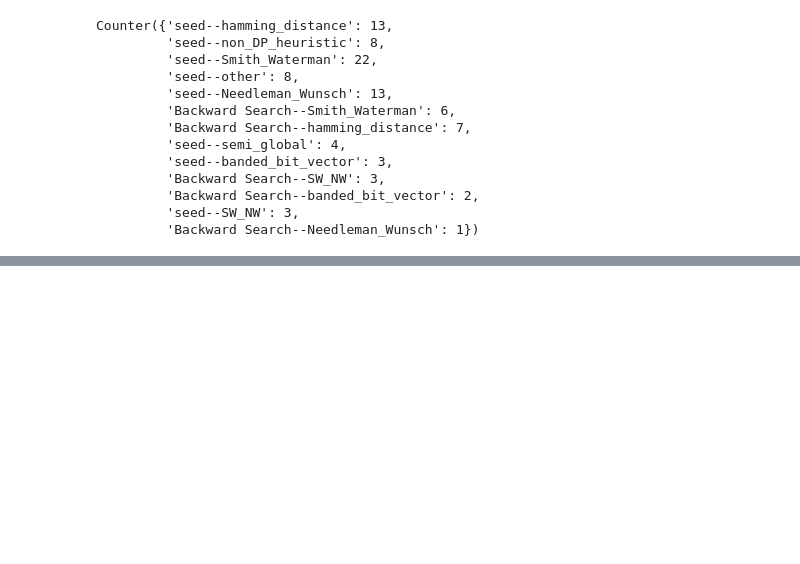
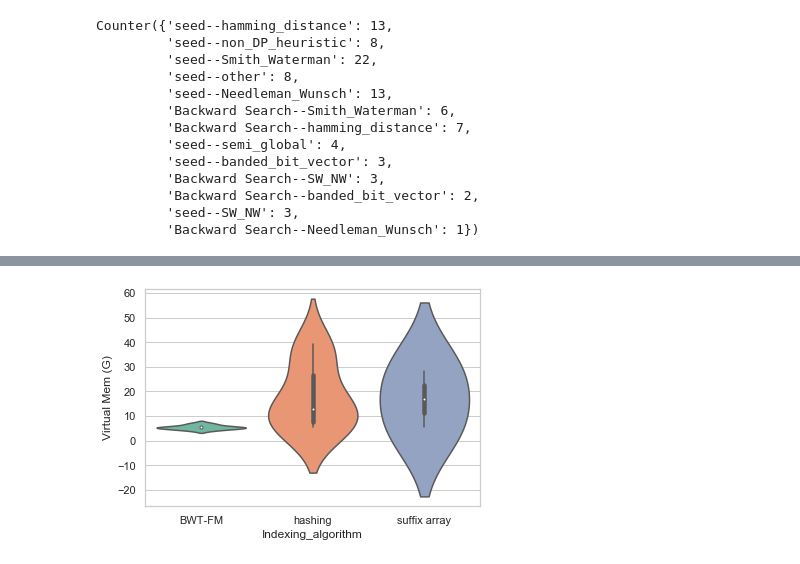
Before and after one commit to Mangul-Lab-USC/technology.dictates.algorithms, a Jupyter notebook: figure1.ipynb, the cells around one changed output, grey strips where cells are left out. Saved outputs shown, nothing was run; the diff lists cells and outputs as text; code cells hidden in the pictures; blank space fills up the shorter version.

```diff
--- a/figure1.ipynb
+++ b/figure1.ipynb
@@ -998,0 +1176,7 @@ BokehUserWarning: ColumnDataSource's columns must be of the same length. Current
+# %%
+import seaborn as sns
+
+sns.set(style='whitegrid')
+ax = sns.violinplot(data = rtidx, x = 'Indexing_algorithm', y = 'Virtual Mem (G)', scale = 'width', palette='Set2')
+# %% [output]
+[figure, added]
```
Also changed, not shown: parts of 9 cells of this notebook, 10 other files.
